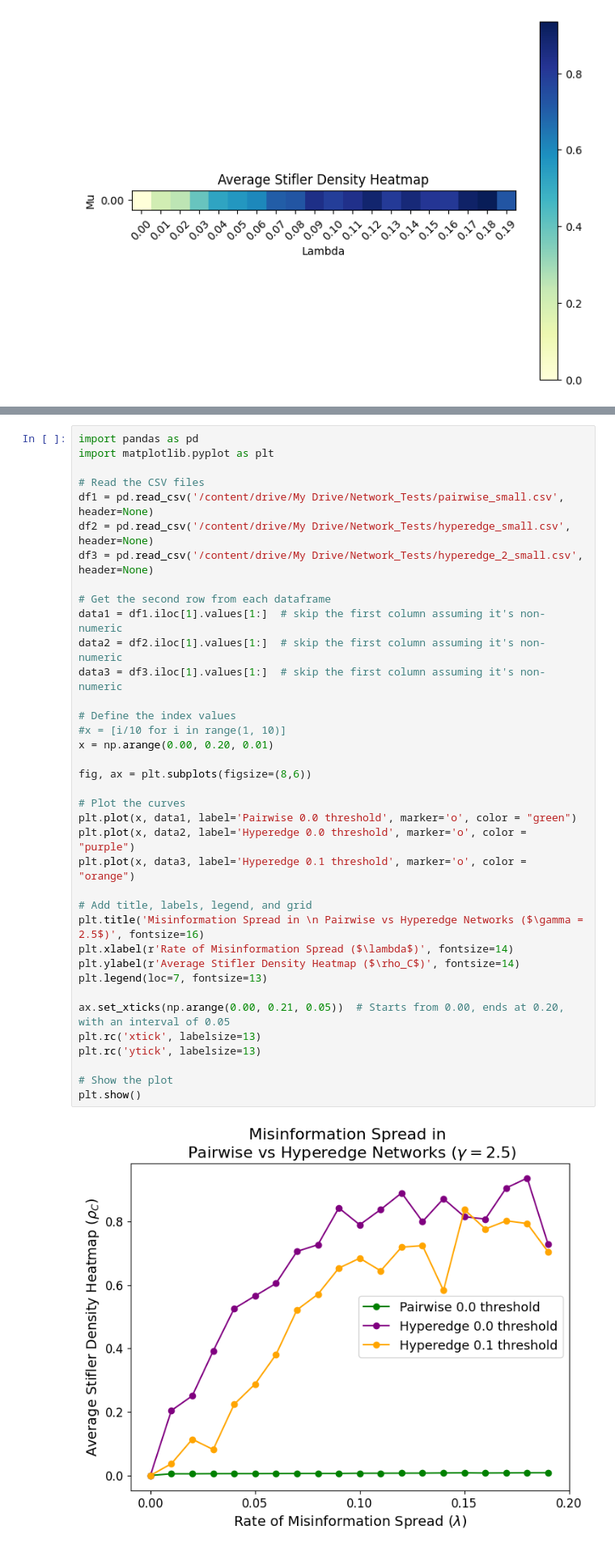
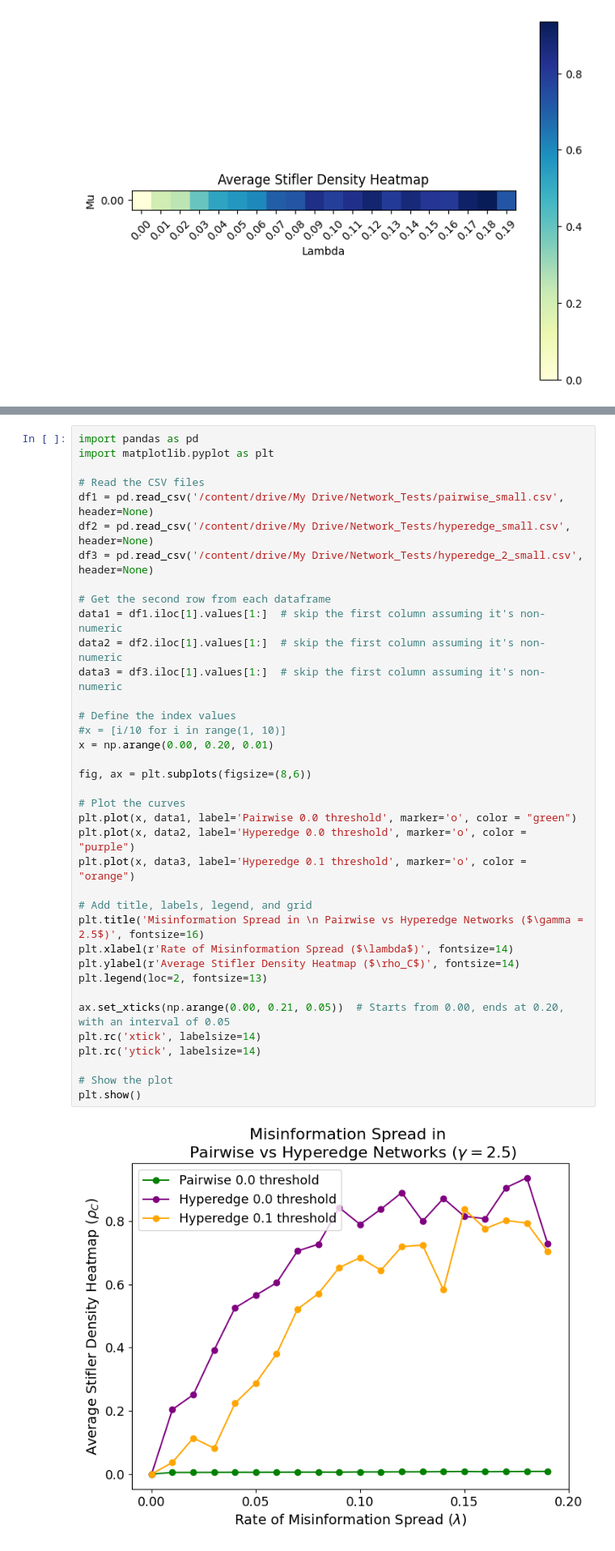
Before and after one commit to Nancy-Shi/Complex_Networks, a Jupyter notebook: Compare_Hypergraph_Smaller.ipynb, the cells around one changed output, grey strips where cells are left out. Shown at 81% size. Saved outputs shown, nothing was run; the diff lists cells and outputs as text.

```diff
--- a/Compare_Hypergraph_Smaller.ipynb
+++ b/Compare_Hypergraph_Smaller.ipynb
@@ -490,34 +490,34 @@ import matplotlib.pyplot as plt
 df1 = pd.read_csv('/content/drive/My Drive/Network_Tests/pairwise_small.csv', header=None)
 df2 = pd.read_csv('/content/drive/My Drive/Network_Tests/hyperedge_small.csv', header=None)
 df3 = pd.read_csv('/content/drive/My Drive/Network_Tests/hyperedge_2_small.csv', header=None)
 
 # Get the second row from each dataframe
 data1 = df1.iloc[1].values[1:]  # skip the first column assuming it's non-numeric
 data2 = df2.iloc[1].values[1:]  # skip the first column assuming it's non-numeric
 data3 = df3.iloc[1].values[1:]  # skip the first column assuming it's non-numeric
 
 # Define the index values
 #x = [i/10 for i in range(1, 10)]
 x = np.arange(0.00, 0.20, 0.01)
 
 fig, ax = plt.subplots(figsize=(8,6))
 
 # Plot the curves
 plt.plot(x, data1, label='Pairwise 0.0 threshold', marker='o', color = "green")
 plt.plot(x, data2, label='Hyperedge 0.0 threshold', marker='o', color = "purple")
 plt.plot(x, data3, label='Hyperedge 0.1 threshold', marker='o', color = "orange")
 
 # Add title, labels, legend, and grid
 plt.title('Misinformation Spread in \n Pairwise vs Hyperedge Networks ($\gamma = 2.5$)', fontsize=16)
 plt.xlabel(r'Rate of Misinformation Spread ($\lambda$)', fontsize=14)
 plt.ylabel(r'Average Stifler Density Heatmap ($\rho_C$)', fontsize=14)
-plt.legend(loc=7, fontsize=13)
+plt.legend(loc=2, fontsize=13)
 
 ax.set_xticks(np.arange(0.00, 0.21, 0.05))  # Starts from 0.00, ends at 0.20, with an interval of 0.05
-plt.rc('xtick', labelsize=13)
-plt.rc('ytick', labelsize=13)
+plt.rc('xtick', labelsize=14)
+plt.rc('ytick', labelsize=14)
 
 # Show the plot
 plt.show()
 # %% [output]
-[figure, old version]
+[figure, new version]
```
